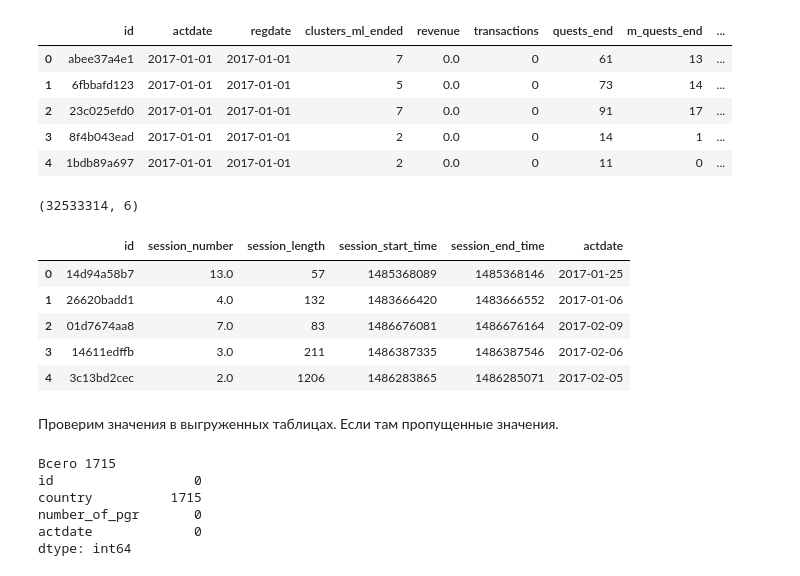
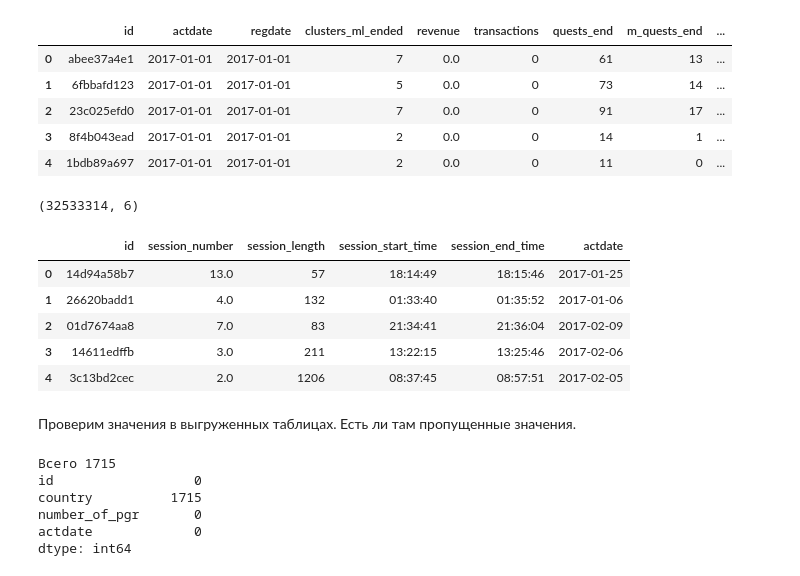
Before and after one commit to Smolev/practice2017, a Jupyter notebook: WG.ipynb, the cells around one changed output. Cells and saved outputs as stored; diff of their text form; code cells hidden in the pictures.

```diff
--- a/WG.ipynb
+++ b/WG.ipynb
@@ -90,19 +95,22 @@ practice_pact.head(5)
 | 2 | 23c025efd0 | 2017-01-01 | 2017-01-01 | 7 | 0.0 | 0 | 91 | 17 | ... |
 | 3 | 8f4b043ead | 2017-01-01 | 2017-01-01 | 2 | 0.0 | 0 | 14 | 1 | ... |
 | 4 | 1bdb89a697 | 2017-01-01 | 2017-01-01 | 2 | 0.0 | 0 | 11 | 0 | ... |
-# %%
-print(practice_sessions.shape)
-practice_sessions.head(5)
-# %% [output]
-(32533314, 6)
-|  | id | session_number | session_length | session_start_time | session_end_time | actdate |
-| 0 | 14d94a58b7 | 13.0 | 57 | 1485368089 | 1485368146 | 2017-01-25 |
-| 1 | 26620badd1 | 4.0 | 132 | 1483666420 | 1483666552 | 2017-01-06 |
-| 2 | 01d7674aa8 | 7.0 | 83 | 1486676081 | 1486676164 | 2017-02-09 |
-| 3 | 14611edffb | 3.0 | 211 | 1486387335 | 1486387546 | 2017-02-06 |
-| 4 | 3c13bd2cec | 2.0 | 1206 | 1486283865 | 1486285071 | 2017-02-05 |
+# %%
+print(practice_sessions.shape)
+practice_sessions['actdate'] = pd.to_datetime(practice_sessions['actdate'])
+practice_sessions['session_start_time'] = pd.to_datetime(practice_sessions['session_start_time'], unit='s') - practice_sessions['actdate']
+practice_sessions['session_end_time'] = pd.to_datetime(practice_sessions['session_end_time'], unit='s') - practice_sessions['actdate']
+practice_sessions.head(5)
+# %% [output]
+(32533314, 6)
+|  | id | session_number | session_length | session_start_time | session_end_time | actdate |
+| 0 | 14d94a58b7 | 13.0 | 57 | 18:14:49 | 18:15:46 | 2017-01-25 |
+| 1 | 26620badd1 | 4.0 | 132 | 01:33:40 | 01:35:52 | 2017-01-06 |
+| 2 | 01d7674aa8 | 7.0 | 83 | 21:34:41 | 21:36:04 | 2017-02-09 |
+| 3 | 14611edffb | 3.0 | 211 | 13:22:15 | 13:25:46 | 2017-02-06 |
+| 4 | 3c13bd2cec | 2.0 | 1206 | 08:37:45 | 08:57:51 | 2017-02-05 |
 # %% [markdown]
-Проверим значения в выгруженных таблицах. Если там пропущенные значения.
+Проверим значения в выгруженных таблицах. Есть ли там пропущенные значения.
 # %%
 print('Всего', practice_dau.isnull().sum().sum() )
 print(practice_dau.isnull().sum())
```
Also changed, not shown: parts of 81 cells of this notebook.
